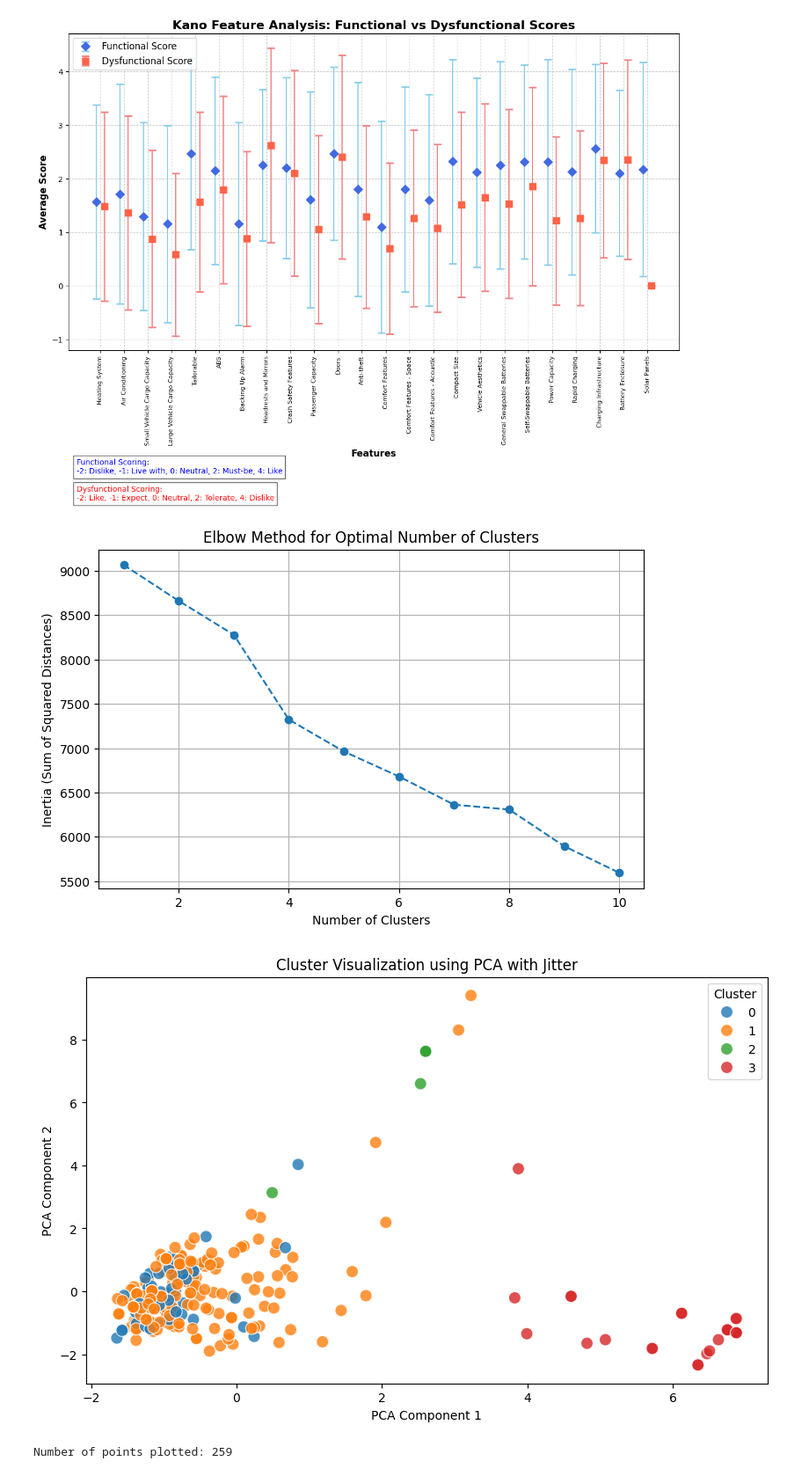
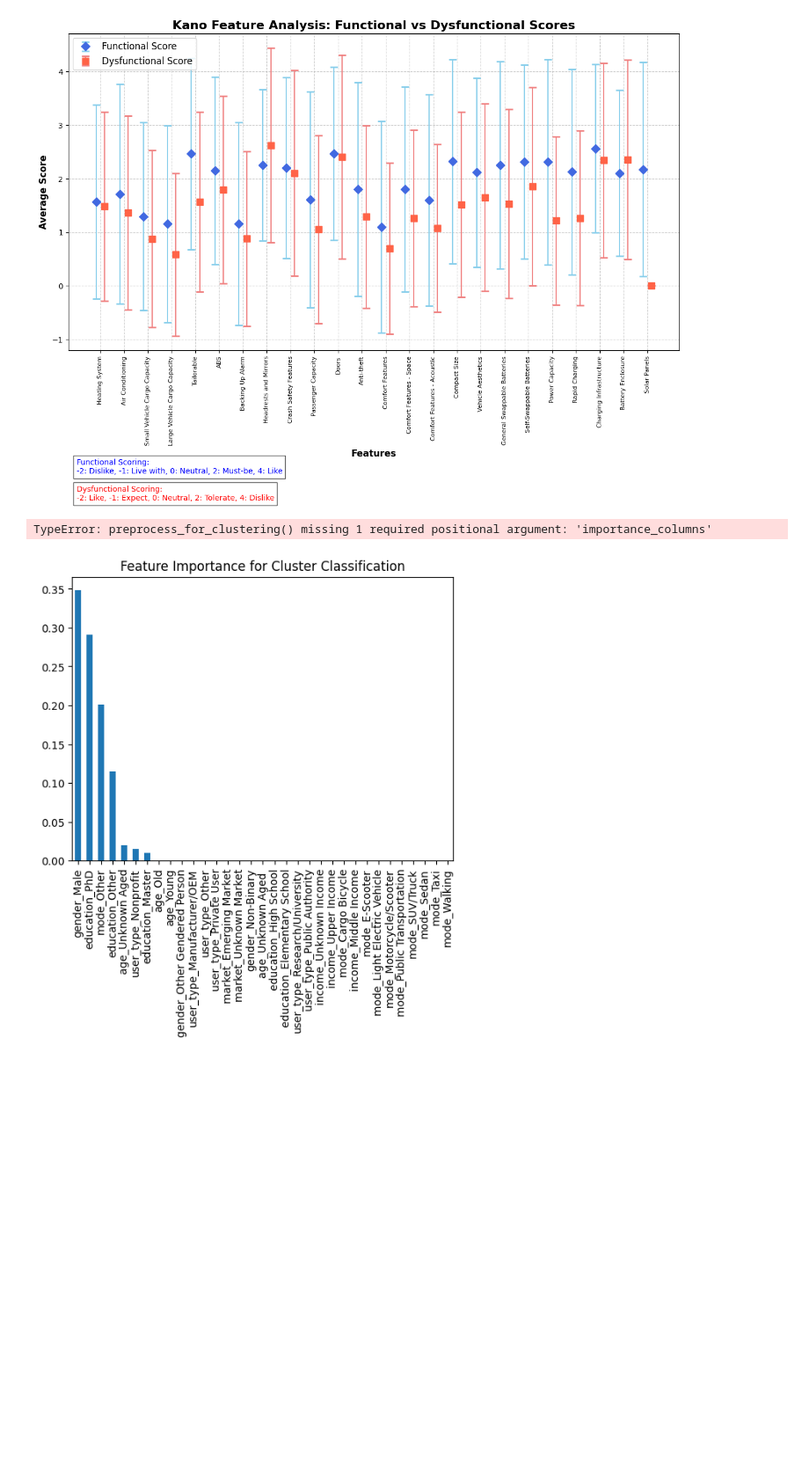
Before and after one commit to tominord13/GIANTS, a Jupyter notebook: GIANTS Survey Data Analysis/main.ipynb, the cells around one changed output. Shown at 88% size. Saved outputs shown, nothing was run; the diff lists cells and outputs as text; code cells hidden in the pictures; blank space fills up the shorter version.

Commit message:
started reverse clustering approach

```diff
--- a/GIANTS Survey Data Analysis/main.ipynb
+++ b/GIANTS Survey Data Analysis/main.ipynb
@@ -101,16 +102,28 @@ df_with_clusters = perform_clustering(df_scaled, df_encoded)
 
 # Plot the elbow method to find the optimal number of clusters
 plot_elbow_method(df_scaled, max_clusters=10)
-
-# Visualize clusters (optional)
-visualize_clusters_with_pca(df_scaled, df_with_clusters)
-
-# Assuming you have already performed clustering and added the 'cluster' column:
-df_with_clusters = perform_clustering(df_scaled, df_encoded, n_clusters=4)
-
-# Now, analyze the survey responses by cluster
-analyze_survey_responses_by_cluster(df_with_clusters)
 # %% [output]
-[figure, removed]
-[figure, removed]
-Number of points plotted: 259
+TypeError: preprocess_for_clustering() missing 1 required positional argument: 'importance_columns'
+# %%
+# 4. Visualize clusters using PCA
+pca, df_pca = pca_and_visualize(df_scaled, df_with_clusters)
+
+import seaborn as sns
+import matplotlib.pyplot as plt
+from sklearn.tree import DecisionTreeClassifier
+importances = []
+
+# Define features and labels
+features = df_with_clusters.drop(columns=['cluster'])
+labels = df_with_clusters['cluster']
+
+# Fit a decision tree
+tree = DecisionTreeClassifier()
+tree.fit(features, labels)
+
+# Get feature importance
+importances = pd.Series(tree.feature_importances_, index=features.columns)
+importances.sort_values(ascending=False).plot(kind='bar', title='Feature Importance for Cluster Classification')
+plt.show()
+# %% [output]
+[figure, added]
```
Also changed, not shown: parts of 3 cells of this notebook, 2 other files.
